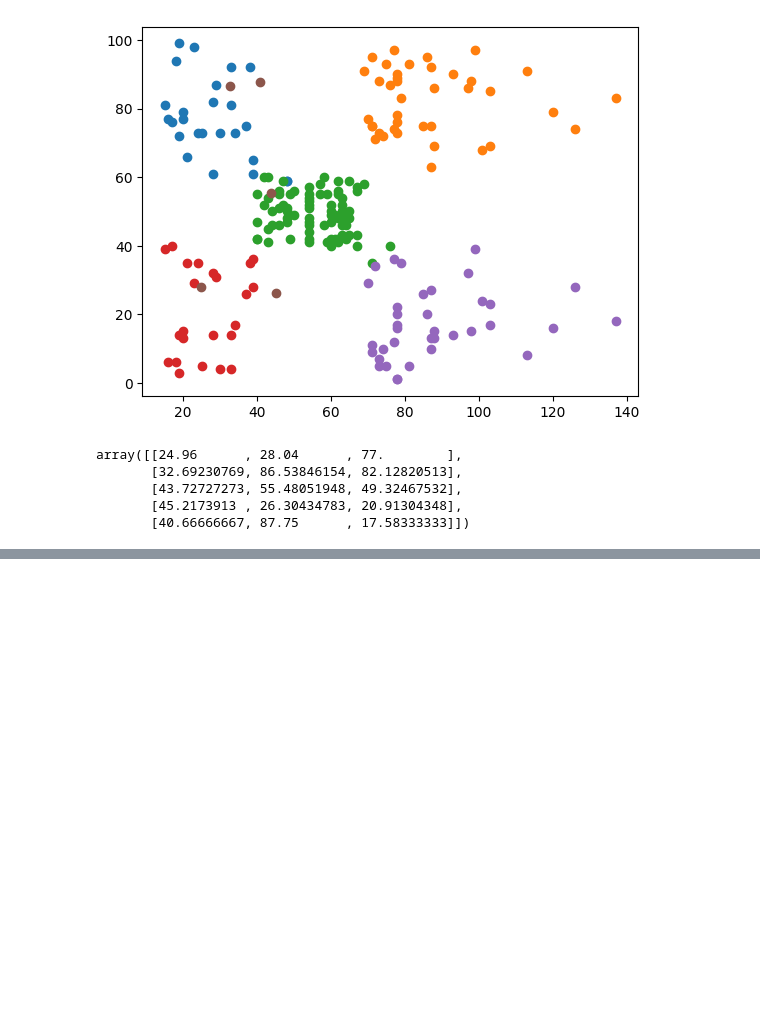
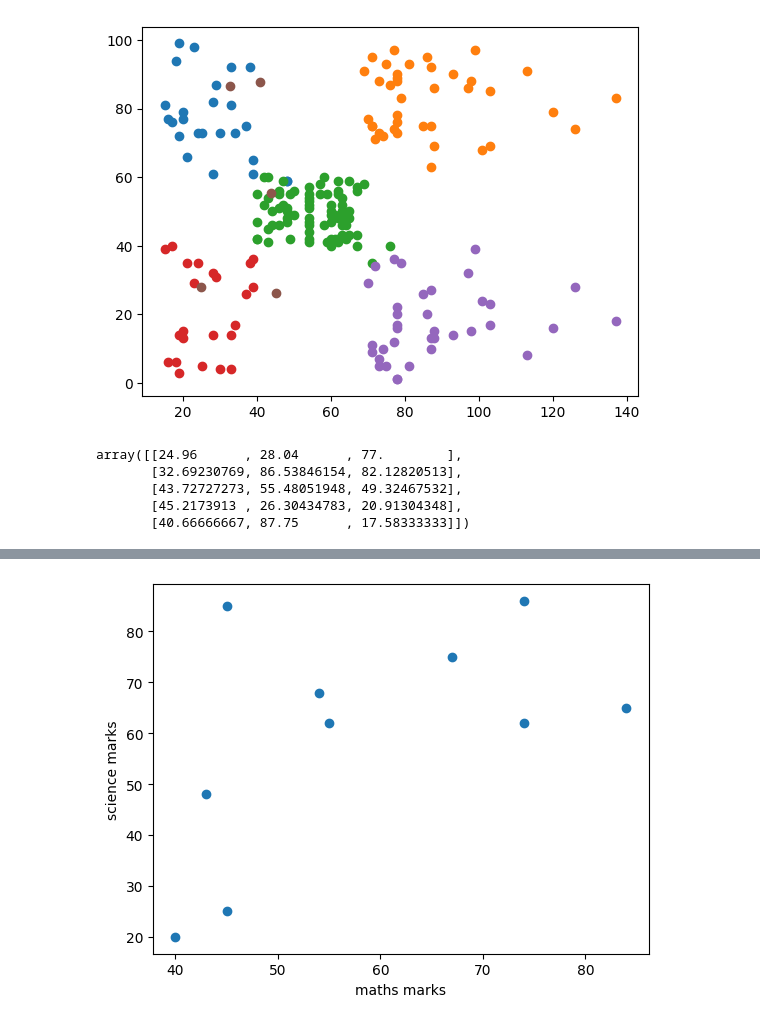
Before and after one commit to arunpsg07/Data-Analyst, a Jupyter notebook: ML_Models/models.ipynb, the cells around one changed output, grey strips where cells are left out. Cells and saved outputs as stored; diff of their text form; code cells hidden in the pictures; blank space fills up the shorter version.

```diff
--- a/ML_Models/models.ipynb
+++ b/ML_Models/models.ipynb
@@ -883,0 +978,3 @@ array([[24.96      , 28.04      , 77.        ],
+# %%
+import numpy as np
+df=np.array([[40,20],[55,62],[84,65],[45,85],[74,62],[45,25],[74,86],[54,68],[67,75],[43,48]])
@@ -883,0 +994,7 @@ array([[24.96      , 28.04      , 77.        ],
+# %%
+plt.scatter(df[:,0],df[:,1])
+plt.xlabel('maths marks')
+plt.ylabel('science marks')
+plt.show()
+# %% [output]
+[figure, added]
```
Also changed, not shown: parts of 47 cells of this notebook.
